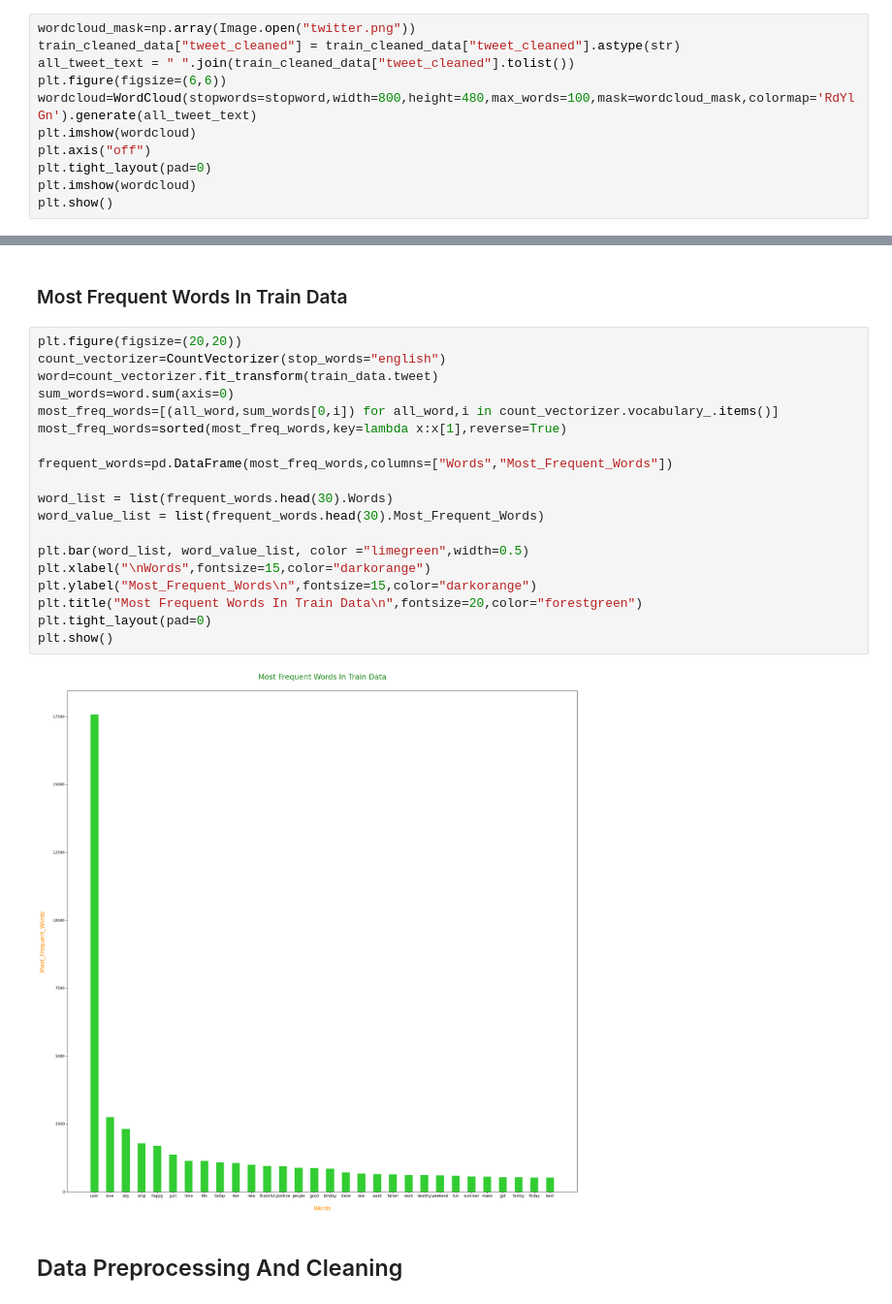
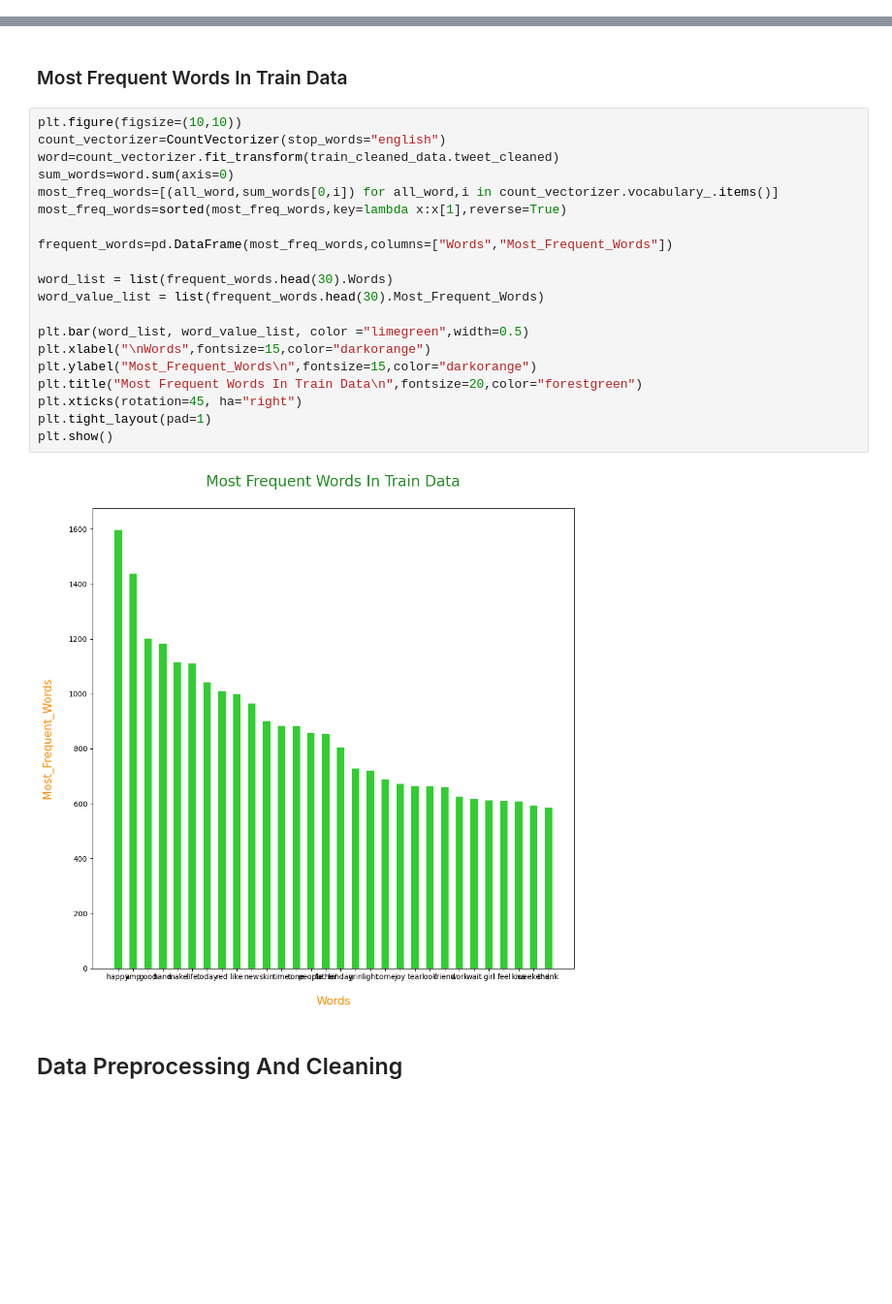
Before and after one commit to netGed/WebScience24, a Jupyter notebook: src/1. Explorative Analysis & Preprocessing/imran/data-expl_hate-speech.ipynb, the cells around one changed output, grey strips where cells are left out. Shown at 97% size. Saved outputs shown, nothing was run; the diff lists cells and outputs as text; blank space fills up the shorter version.

```diff
--- a/src/1. Explorative Analysis & Preprocessing/imran/data-expl_hate-speech.ipynb
+++ b/src/1. Explorative Analysis & Preprocessing/imran/data-expl_hate-speech.ipynb
@@ -265,11 +262,0 @@ Die Verteilung der Tweet-Längen zeigt eine Abnahme ab 100 Zeichen, was vermutli
-# %%
-wordcloud_mask=np.array(Image.open("twitter.png"))
-train_cleaned_data["tweet_cleaned"] = train_cleaned_data["tweet_cleaned"].astype(str)
-all_tweet_text = " ".join(train_cleaned_data["tweet_cleaned"].tolist())
-plt.figure(figsize=(6,6))
-wordcloud=WordCloud(stopwords=stopword,width=800,height=480,max_words=100,mask=wordcloud_mask,colormap='RdYlGn').generate(all_tweet_text)
-plt.imshow(wordcloud)
-plt.axis("off")
-plt.tight_layout(pad=0)
-plt.imshow(wordcloud)
-plt.show()
@@ -321,26 +369,27 @@ Alltagsthemen: Wörter wie "family," "weekend," "today," "friend" deuten auf all
 # %% [markdown]
 ### Most Frequent Words In Train Data
 # %%
-plt.figure(figsize=(20,20))
+plt.figure(figsize=(10,10))
 count_vectorizer=CountVectorizer(stop_words="english")
-word=count_vectorizer.fit_transform(train_data.tweet)
+word=count_vectorizer.fit_transform(train_cleaned_data.tweet_cleaned)
 sum_words=word.sum(axis=0)
 most_freq_words=[(all_word,sum_words[0,i]) for all_word,i in count_vectorizer.vocabulary_.items()]
 most_freq_words=sorted(most_freq_words,key=lambda x:x[1],reverse=True)
 
 frequent_words=pd.DataFrame(most_freq_words,columns=["Words","Most_Frequent_Words"])
 
 word_list = list(frequent_words.head(30).Words)
 word_value_list = list(frequent_words.head(30).Most_Frequent_Words)
 
 plt.bar(word_list, word_value_list, color ="limegreen",width=0.5)
 plt.xlabel("\nWords",fontsize=15,color="darkorange")
 plt.ylabel("Most_Frequent_Words\n",fontsize=15,color="darkorange")
 plt.title("Most Frequent Words In Train Data\n",fontsize=20,color="forestgreen")
-plt.tight_layout(pad=0)
+plt.xticks(rotation=45, ha="right")
+plt.tight_layout(pad=1)
 plt.show()
 # %% [output]
-[figure, old version]
+[figure, new version]
 # %% [markdown]
 ## Data Preprocessing And Cleaning
 # %% [markdown]
```
Also changed, not shown: parts of 13 cells of this notebook.
